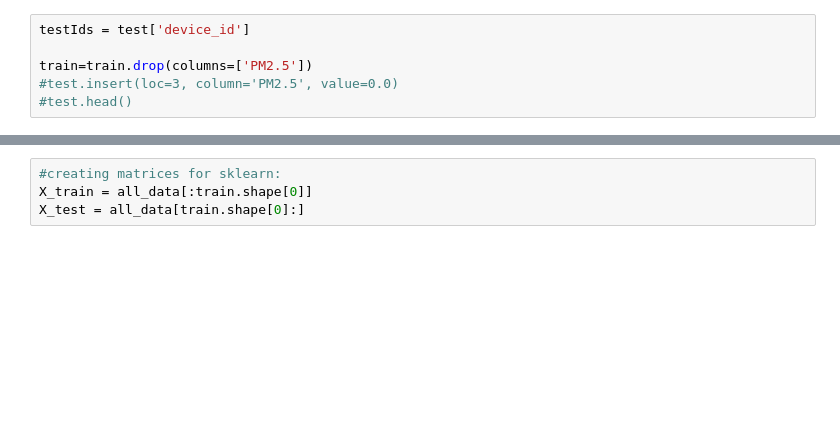
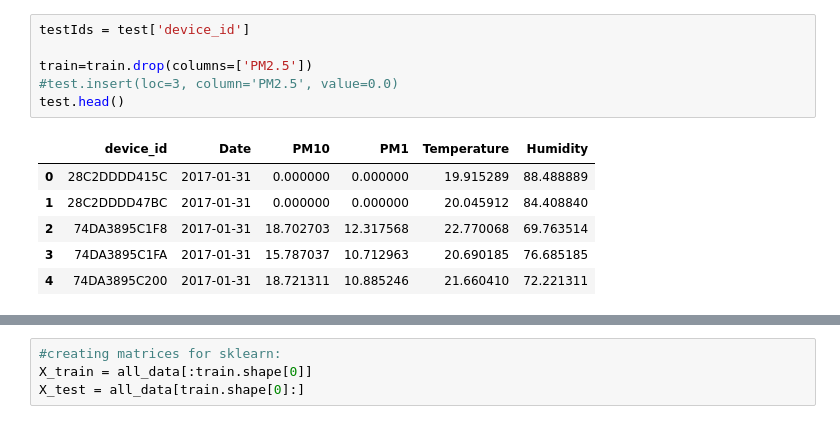
Before and after one commit to murphyhan/aia, a Jupyter notebook: pm25.ipynb, the cells around one changed output, grey strips where cells are left out. Drawn from its saved outputs; the diff is of its cells as text; blank space fills up the shorter version.

```diff
--- a/pm25.ipynb
+++ b/pm25.ipynb
@@ -59,9 +85,16 @@ y.head()
 # %%
 testIds = test['device_id']
 
 train=train.drop(columns=['PM2.5'])
 #test.insert(loc=3, column='PM2.5', value=0.0)
-#test.head()
+test.head()
+# %% [output]
+|  | device_id | Date | PM10 | PM1 | Temperature | Humidity |
+| 0 | 28C2DDDD415C | 2017-01-31 | 0.000000 | 0.000000 | 19.915289 | 88.488889 |
+| 1 | 28C2DDDD47BC | 2017-01-31 | 0.000000 | 0.000000 | 20.045912 | 84.408840 |
+| 2 | 74DA3895C1F8 | 2017-01-31 | 18.702703 | 12.317568 | 22.770068 | 69.763514 |
+| 3 | 74DA3895C1FA | 2017-01-31 | 15.787037 | 10.712963 | 20.690185 | 76.685185 |
+| 4 | 74DA3895C200 | 2017-01-31 | 18.721311 | 10.885246 | 21.660410 | 72.221311 |
 # %%
 all_data = pd.concat((train.loc[:,],
                       test.loc[:,]))
```
Also changed, not shown: parts of 30 cells of this notebook.
